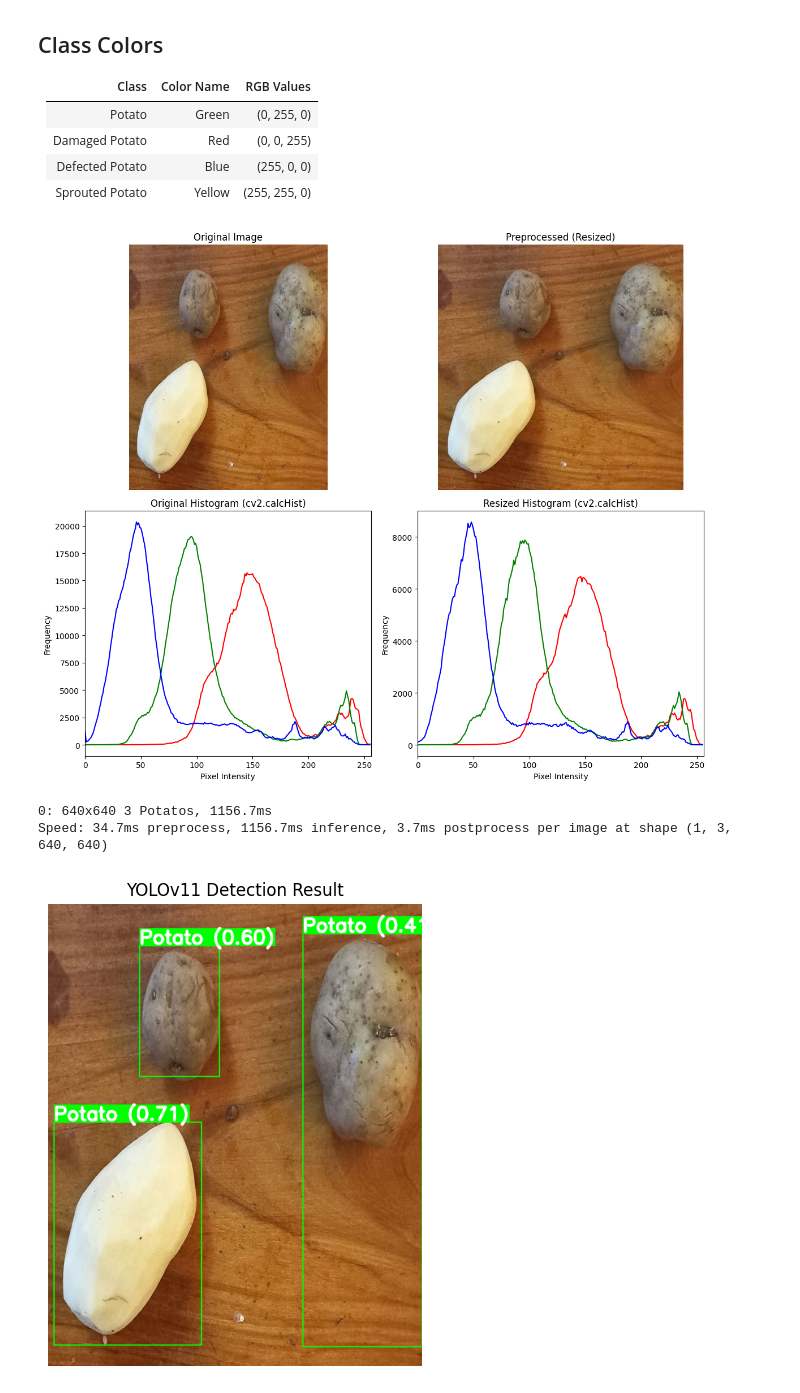
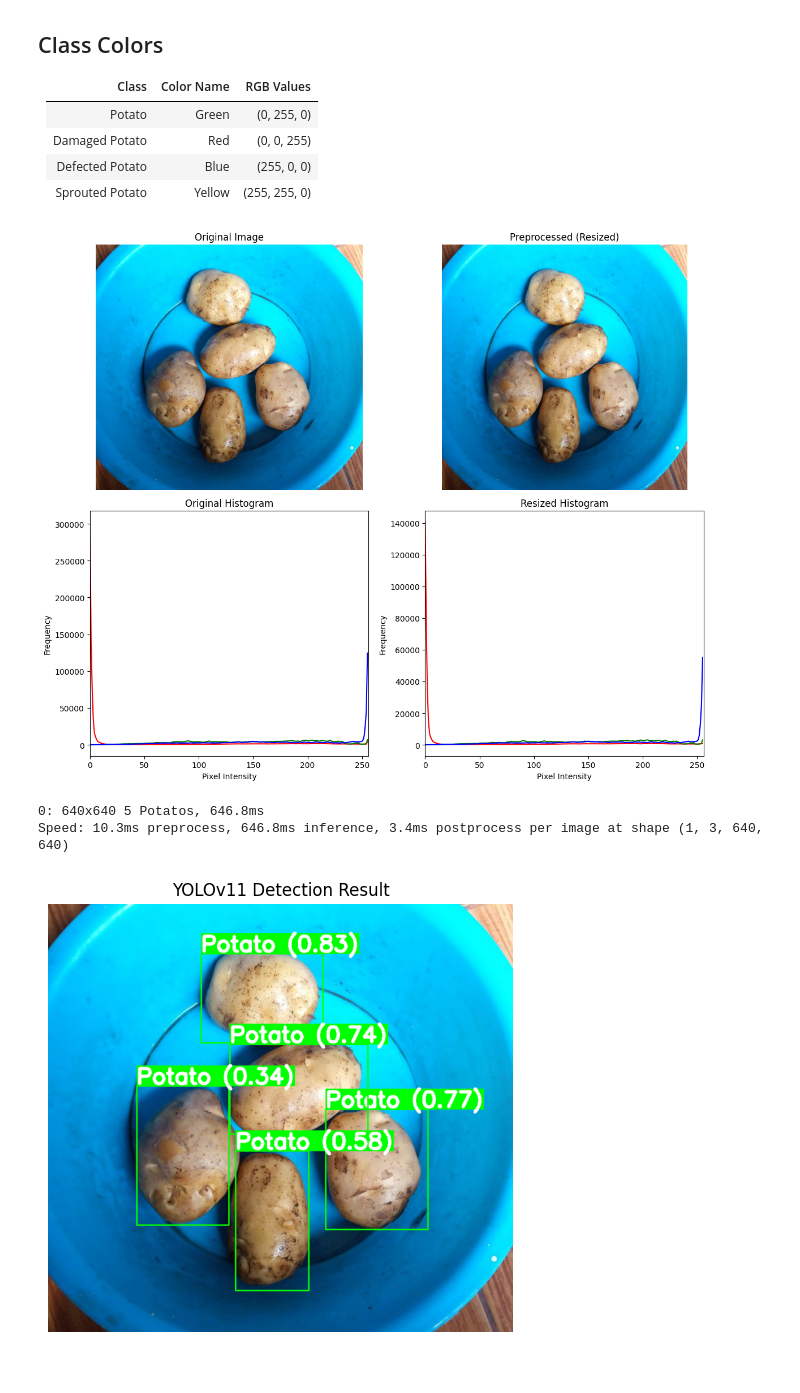
Before and after one commit to tinsaeabreham45/potato_detection, a Jupyter notebook: pDetect/test_model.ipynb, the cells around one changed output. Saved outputs shown, nothing was run; the diff lists cells and outputs as text; code cells hidden in the pictures.

```diff
--- a/pDetect/test_model.ipynb
+++ b/pDetect/test_model.ipynb
@@ -49,0 +51,37 @@ Speed: 16.2ms preprocess, 592.9ms inference, 16.3ms postprocess per image at sha
+# %%
+def detect_and_annotate_potato(image_path, model_path="my_model.pt", confidence_threshold=0.4,):
+    model = YOLO(model_path)
+    image = cv2.imread(image_path)
+    results = model.predict(source=image, conf=confidence_threshold, show=False, visualize=True, verbose=True, imgsz=640)
+
+    class_colors = {
+        'Damaged Potato': (0, 0, 255),
+        'Defected Potato': (255, 0, 0),
+        'Potato': (0, 255, 0),
+        'Sprouted Potato': (255, 255, 0)
+    }
+
+    font = cv2.FONT_HERSHEY_SIMPLEX
+    font_scale = 0.7
+    thickness_font = 2
+    thickness = 2
+
+    for r in results:
+        for box in r.boxes:
+            x1, y1, x2, y2 = map(int, box.xyxy[0])
+            cls_id = int(box.cls[0])
+            conf = float(box.conf[0])
+            label_name = model.names[cls_id]
+            label = f"{label_name} ({conf:.2f})"
+            color = class_colors.get(label_name, (255, 255, 255))
+            cv2.rectangle(image, (x1, y1), (x2, y2), color, 2)
+            (text_w, text_h), _ = cv2.getTextSize(label, font, font_scale, thickness)
+            cv2.rectangle(image, (x1, y1 - text_h - 10), (x1 + text_w, y1), color, -1)
+            cv2.putText(image, label, (x1, y1 - 5), font, font_scale, (255, 255, 255), thickness_font)
+
+    resized_image = cv2.resize(image, dsize=(640, 640), interpolation=cv2.INTER_NEAREST)
+    cv2.imshow("Potato Detection", resized_image)
+    cv2.waitKey(0)
+    cv2.destroyAllWindows()
+
+detect_and_annotate_potato("images/photo_2025-05-05_14-48-44.jpg")
@@ -105,8 +161,8 @@ def preprocess_image(image_path):
         axs[1, 0].plot(orig_hist, color=color)
         axs[1, 1].plot(resized_hist, color=color)
 
-    axs[1, 0].set_title("Original Histogram (cv2.calcHist)")
-    axs[1, 1].set_title("Resized Histogram (cv2.calcHist)")
+    axs[1, 0].set_title("Original Histogram")
+    axs[1, 1].set_title("Resized Histogram")
 
     for ax in axs[1]:
         ax.set_xlim([0, 256])
@@ -120,7 +176,7 @@ def preprocess_image(image_path):
 
 
 
-def detect_and_annotate_potato(preprocessed_image, original_image, model_path="my_model.pt", confidence_threshold=0.4):
+def detect_and_annotate_potato(preprocessed_image, original_image, model_path="my_model.pt", confidence_threshold=0.3):
     model = YOLO(model_path)
 
 
@@ -153,35 +209,35 @@ def detect_and_annotate_potato(preprocessed_image, original_image, model_path="m
             label = f"{label_name} ({conf:.2f})"
             color = class_colors.get(label_name, (255, 255, 255))
 
 
             x1_orig = int(x1 * orig_w / proc_w)
             y1_orig = int(y1 * orig_h / proc_h)
             x2_orig = int(x2 * orig_w / proc_w)
             y2_orig = int(y2 * orig_h / proc_h)
 
 
             cv2.rectangle(original_image, (x1_orig, y1_orig), (x2_orig, y2_orig), color, thickness)
             (text_w, text_h), _ = cv2.getTextSize(label, font, font_scale, thickness)
             cv2.rectangle(original_image, (x1_orig, y1_orig - text_h - 10), (x1_orig + text_w, y1_orig), color, -1)
             cv2.putText(original_image, label, (x1_orig, y1_orig - 5), font, font_scale, (255, 255, 255), thickness_font)
 
 
     annotated_rgb = cv2.cvtColor(original_image, cv2.COLOR_BGR2RGB)
 
     plt.figure(figsize=(6, 6))
     plt.imshow(annotated_rgb)
     plt.title("YOLOv11 Detection Result")
     plt.axis("off")
     plt.show()
 
 
 
 # image_path = "images/59.jpg"
-image_path = "images/test2.jpg"
+image_path = "images/photo_2025-05-05_14-48-44.jpg"
 preprocessed_image, original_image = preprocess_image(image_path)
 detect_and_annotate_potato(preprocessed_image, original_image)
 # %% [output]
-[figure, old version]
+[figure, new version]
-0: 640x640 3 Potatos, 1156.7ms
-Speed: 34.7ms preprocess, 1156.7ms inference, 3.7ms postprocess per image at shape (1, 3, 640, 640)
+0: 640x640 5 Potatos, 646.8ms
+Speed: 10.3ms preprocess, 646.8ms inference, 3.4ms postprocess per image at shape (1, 3, 640, 640)
-[figure, old version]
+[figure, new version]
```
Also changed, not shown: parts of 4 cells of this notebook, 1 other file.
